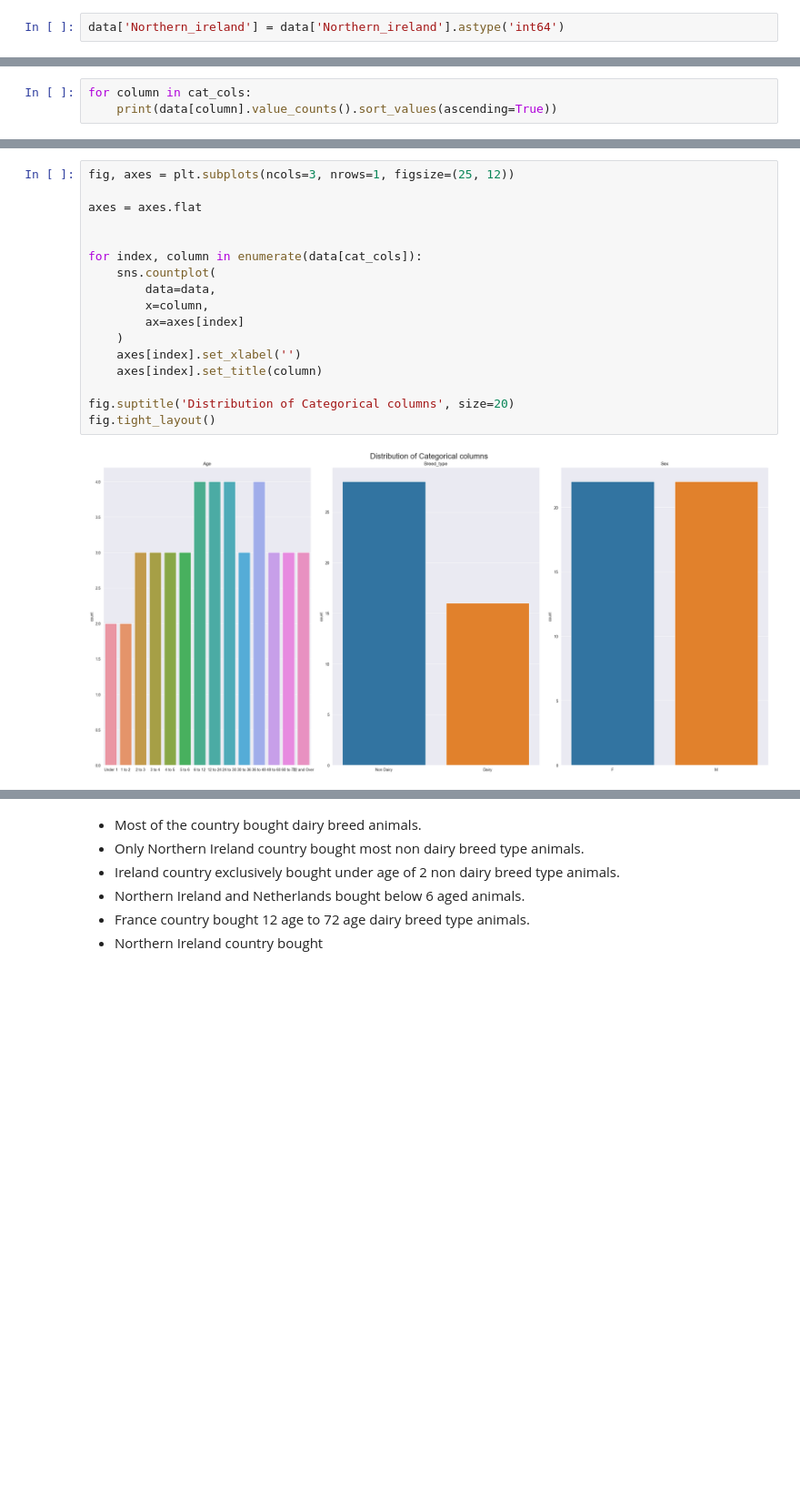
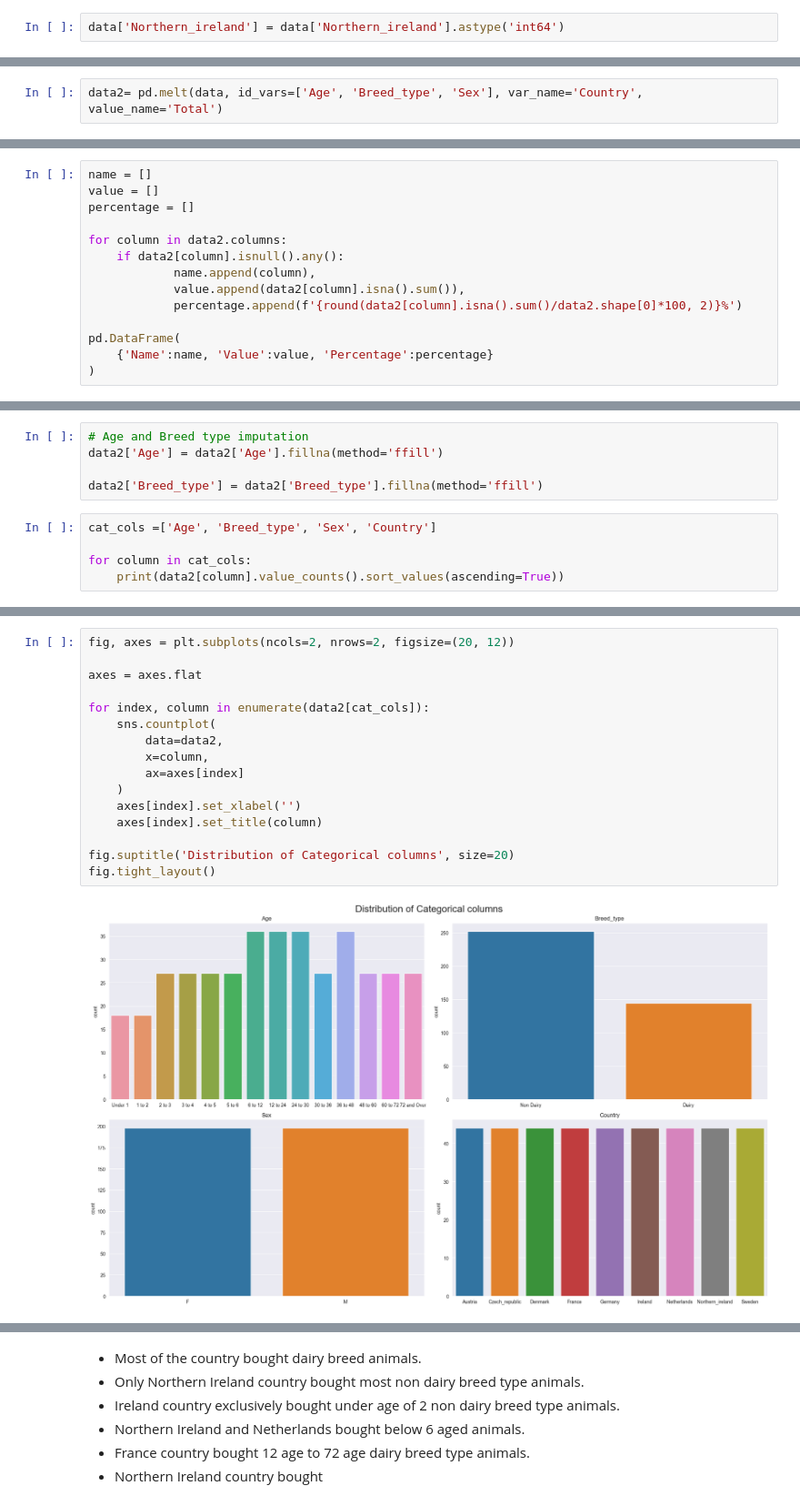
Before and after one commit to SwagAbyss/SwagML, a Jupyter notebook: Projects/Animals/animals.ipynb, the cells around one changed output, grey strips where cells are left out. Shown at 91% size. Cells and saved outputs as stored; diff of their text form; blank space fills up the shorter version.

```diff
--- a/Projects/Animals/animals.ipynb
+++ b/Projects/Animals/animals.ipynb
@@ -121,0 +107,2 @@ cat_cols =['Age', 'Breed_type', 'Sex']
+# %%
+data2= pd.melt(data, id_vars=['Age', 'Breed_type', 'Sex'], var_name='Country', value_name='Total')
@@ -121,0 +113,14 @@ cat_cols =['Age', 'Breed_type', 'Sex']
+# %%
+name = []
+value = []
+percentage = []
+
+for column in data2.columns:
+    if data2[column].isnull().any():
+            name.append(column),
+            value.append(data2[column].isna().sum()),
+            percentage.append(f'{round(data2[column].isna().sum()/data2.shape[0]*100, 2)}%')
+
+pd.DataFrame(
+    {'Name':name, 'Value':value, 'Percentage':percentage}
+)
@@ -122,4 +133,11 @@ cat_cols =['Age', 'Breed_type', 'Sex']
+# %%
+# Age and Breed type imputation
+data2['Age'] = data2['Age'].fillna(method='ffill')
+
+data2['Breed_type'] = data2['Breed_type'].fillna(method='ffill')
 # %%
+cat_cols =['Age', 'Breed_type', 'Sex', 'Country']
+
 for column in cat_cols:
-    print(data[column].value_counts().sort_values(ascending=True))
+    print(data2[column].value_counts().sort_values(ascending=True))
 # %% [output]
@@ -143,19 +163,18 @@ Name: Sex, dtype: int64
 # %%
-fig, axes = plt.subplots(ncols=3, nrows=1, figsize=(25, 12))
+fig, axes = plt.subplots(ncols=2, nrows=2, figsize=(20, 12))
 
 axes = axes.flat
 
-
-for index, column in enumerate(data[cat_cols]):
+for index, column in enumerate(data2[cat_cols]):
     sns.countplot(
-        data=data,
+        data=data2,
         x=column,
         ax=axes[index]
     )
     axes[index].set_xlabel('')
     axes[index].set_title(column)
 
 fig.suptitle('Distribution of Categorical columns', size=20)
 fig.tight_layout()
 # %% [output]
-[figure, old version]
+[figure, new version]
```
Also changed, not shown: parts of 43 cells of this notebook.
